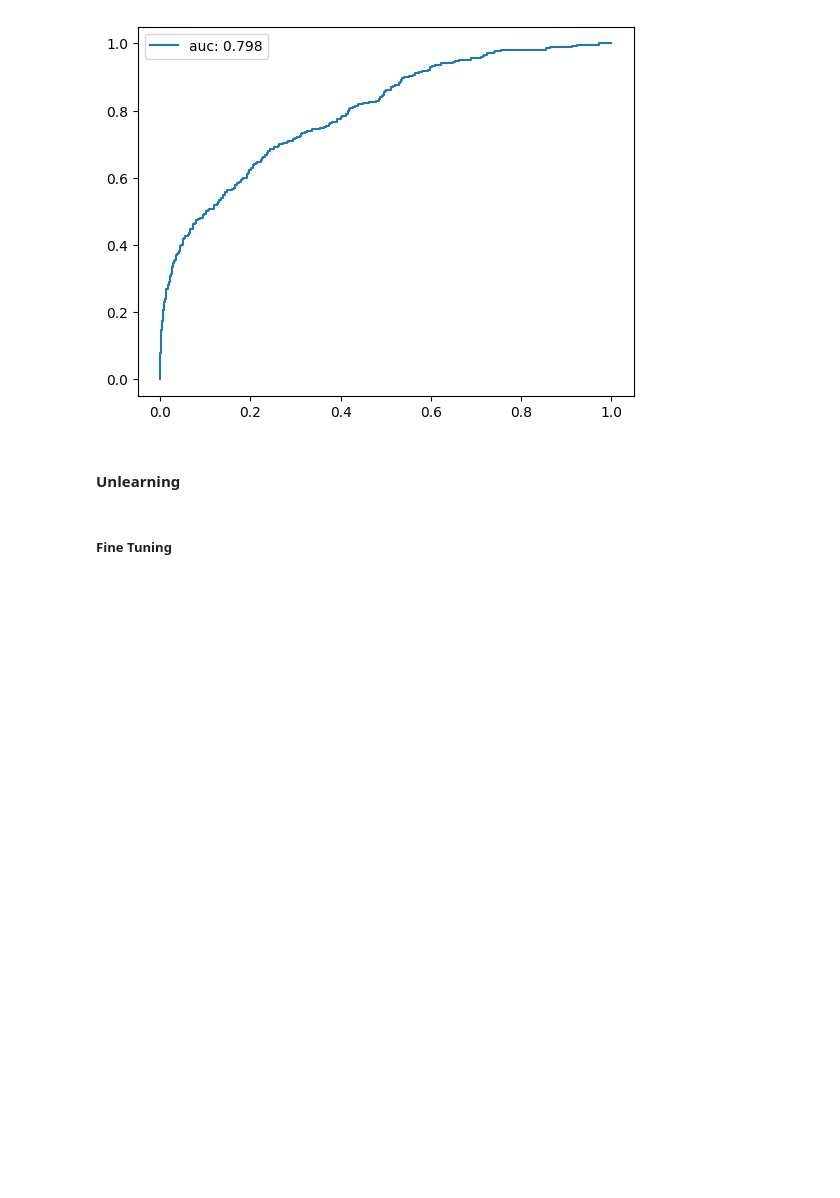
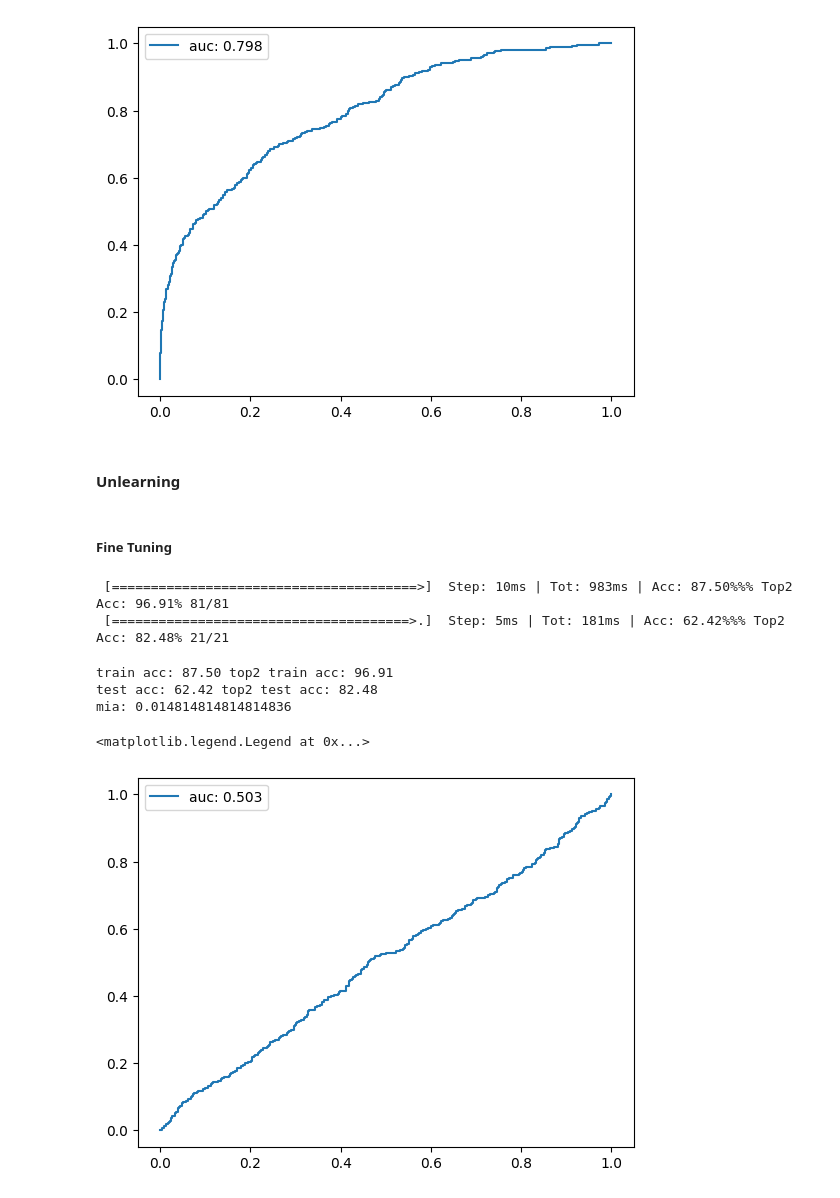
Before and after one commit to alexey-zhavoronkin/MachineUnlearningBenchMarks, a Jupyter notebook: 01_MUFAC/notebooks/03_unleaning.ipynb, the cells around one changed output. Cells and saved outputs as stored; diff of their text form; code cells hidden in the pictures; blank space fills up the shorter version.

```diff
--- a/01_MUFAC/notebooks/03_unleaning.ipynb
+++ b/01_MUFAC/notebooks/03_unleaning.ipynb
@@ -278,11 +278,22 @@ def fine_tune_unlearning(model, forget_manifest, retain_manifest, unseen_manifes
 # %%
 model = load_model(PATH_TO_MODELS/'origin'/'state_dict.pth')
 model.to(DEVICE)
 
 fine_tune_unlearning(model, forget_manifest, retain_manifest, unseen_manifest)
 
 train_acc, test_acc, mia = evaluate_unlearning(model)
 
 print(f'train acc: {train_acc[0]:.2f}', f'top2 train acc: {train_acc[1]:.2f}')
 print(f'test acc: {test_acc[0]:.2f}', f'top2 test acc: {test_acc[1]:.2f}')
 print(f'mia: {mia[-1]}')
+
+plt.plot(mia[0], mia[1], label=f'auc: {metrics.auc(mia[0], mia[1]):.3f}')
+plt.legend()
+# %% [output]
+ [=======================================>]  Step: 10ms | Tot: 983ms | Acc: 87.50%%% Top2 Acc: 96.91% 81/81
+ [======================================>.]  Step: 5ms | Tot: 181ms | Acc: 62.42%%% Top2 Acc: 82.48% 21/21
+train acc: 87.50 top2 train acc: 96.91
+test acc: 62.42 top2 test acc: 82.48
+mia: 0.014814814814814836
+<matplotlib.legend.Legend at 0x...>
+[figure, added]
```
